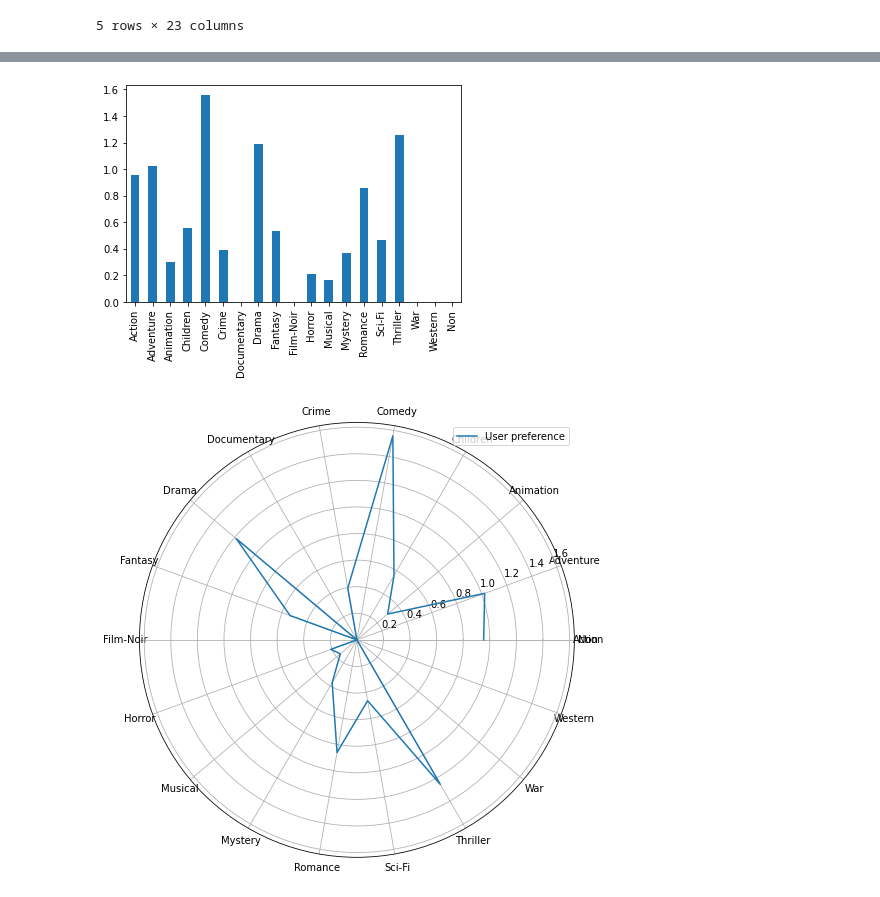
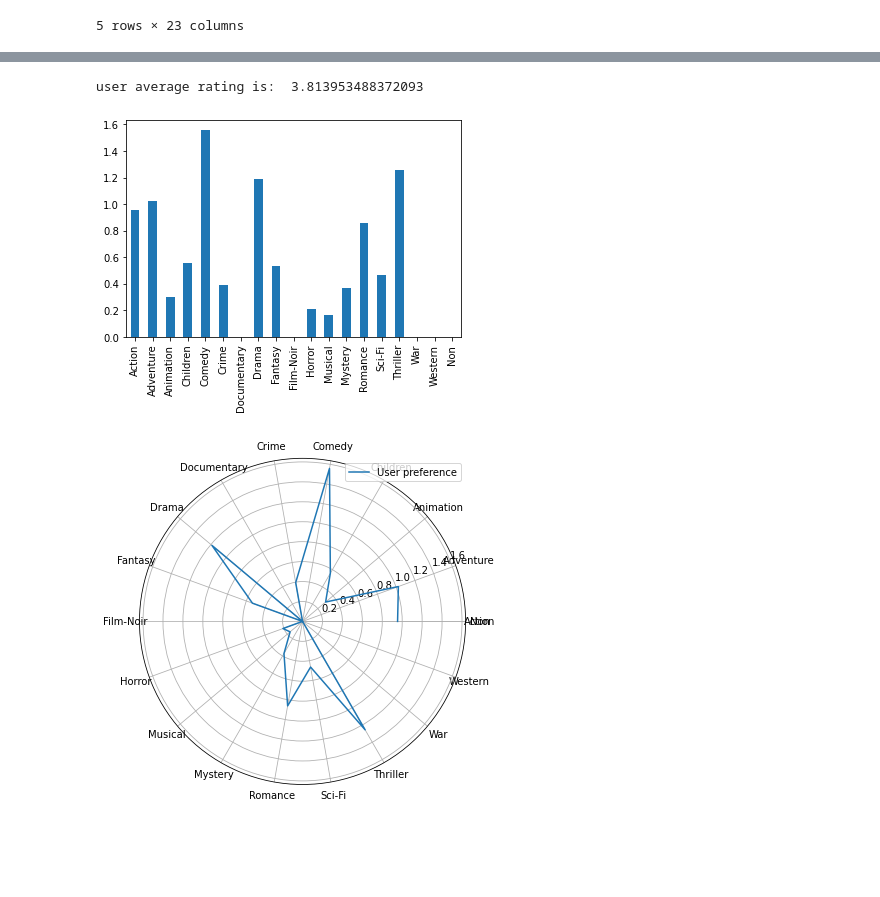
Before and after one commit to yihuaH/cs105-final-project, a Jupyter notebook: final_hao.ipynb, the cells around one changed output, grey strips where cells are left out. Saved outputs shown, nothing was run; the diff lists cells and outputs as text; code cells hidden in the pictures; blank space fills up the shorter version.

```diff
--- a/final_hao.ipynb
+++ b/final_hao.ipynb
@@ -69,25 +82,29 @@ ratings.head()
 # %%
 
 user1 = ratings.loc[ratings['userId'] == 456]
 user1_data = user1.iloc[:, 4:].copy(deep=True)
 user_rating = user1_data.mul(user1['rating'],axis = "rows")
 user_rating = user_rating.sum()/user_rating.count()
 
 user_rating.plot.bar(label='User preference')
 
+user_avg_rating = user1['rating'].sum()/user1['rating'].count()
+print('\nuser average rating is: ',user_avg_rating,'\n\n')
+
 radar_order = ['Action','Adventure','Animation','Children','Comedy','Crime','Documentary','Drama','Fantasy','Film-Noir','Horror',
                  'Musical','Mystery','Romance','Sci-Fi','Thriller','War','Western','Non']
 
 label_loc = np.linspace(start=0, stop=2 * np.pi, num=len(user_rating))
-plt.figure(figsize=(8, 8))
+plt.figure(figsize=(6, 6))
 plt.subplot(polar=True)
 plt.plot(label_loc, user_rating, label='User preference')
 lines, labels = plt.thetagrids(np.degrees(label_loc),labels=radar_order)
 plt.legend()
 plt.show()
 # %% [output]
+user average rating is:  3.813953488372093
 [figure]
-[figure, old version]
+[figure, new version]
 # %%
 from sklearn.preprocessing import StandardScaler
 from sklearn.neighbors import KNeighborsRegressor
```
Also changed, not shown: parts of 3 cells of this notebook.
